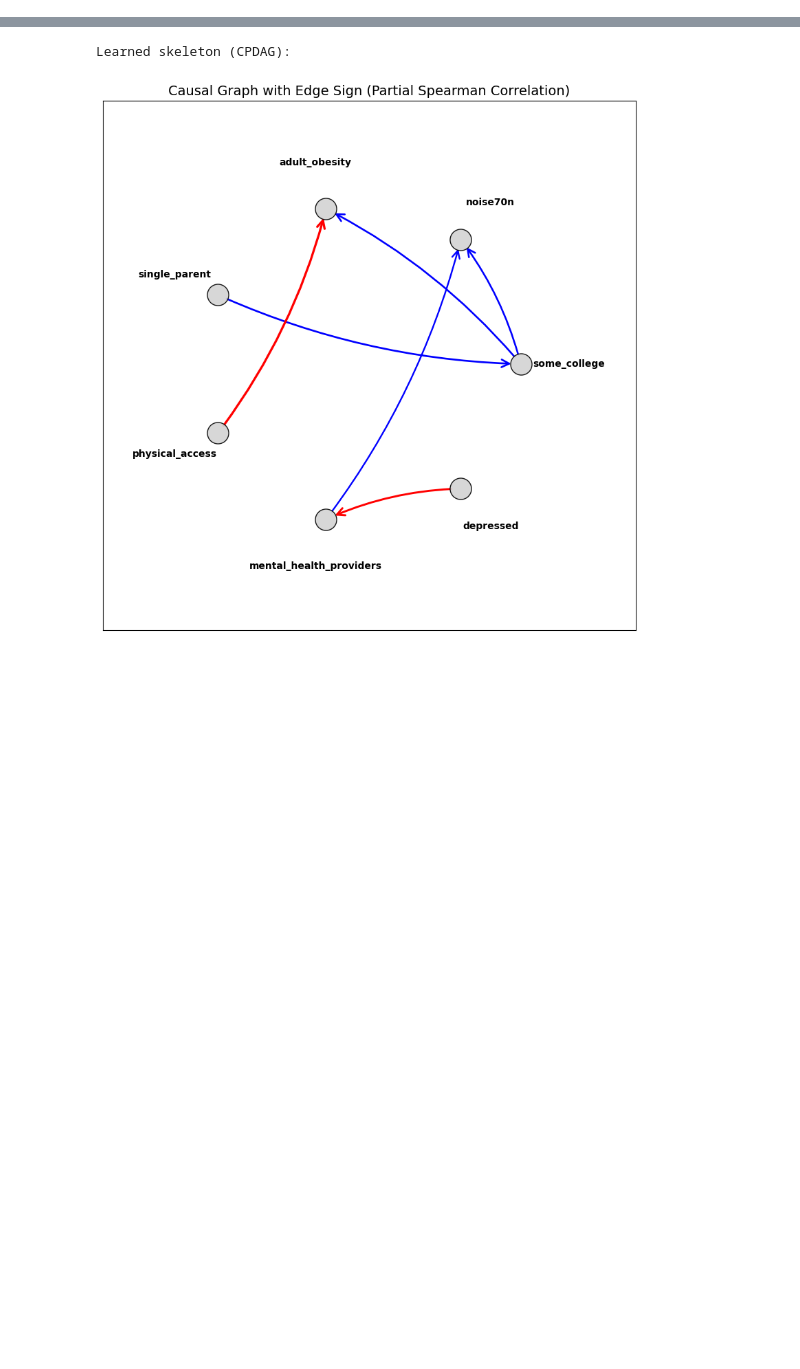
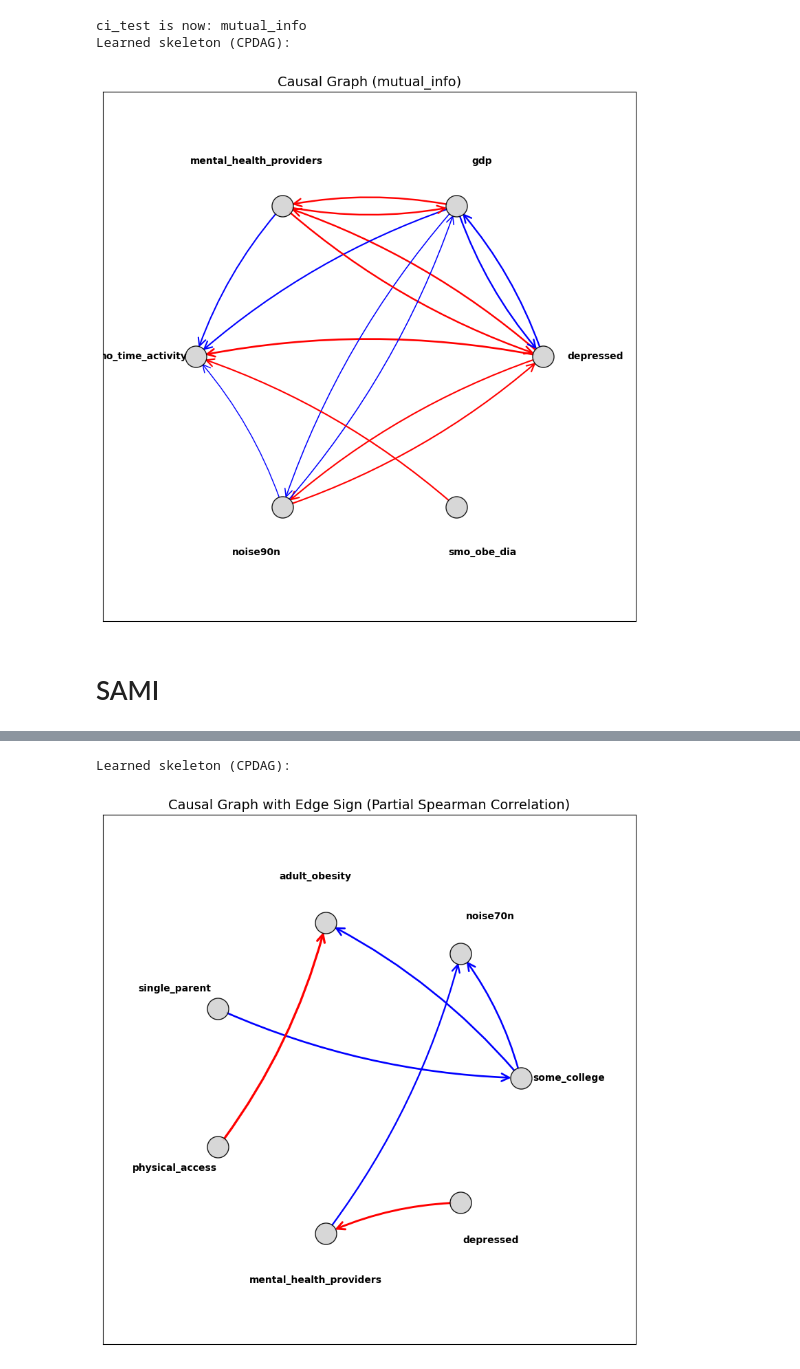
Before and after one commit to ljyyyy120/Captone_depression, a Jupyter notebook: 02_data_analysis/try.ipynb, the cells around one changed output, grey strips where cells are left out. Saved outputs shown, nothing was run; the diff lists cells and outputs as text; code cells hidden in the pictures; blank space fills up the shorter version.

```diff
--- a/02_data_analysis/try.ipynb
+++ b/02_data_analysis/try.ipynb
@@ -134,0 +163,8 @@ array(['adult_obesity', 'adult_smoking',
+# %%
+pc_result = run_pc_analysis(df, factor_list=my_factors, alpha=0.01, shuffle_factors=True,ci_test='mutual_info')
+# %% [output]
+ci_test is now: mutual_info
+Learned skeleton (CPDAG):
+[figure, added]
+# %% [markdown]
+# SAMI
```
Also changed, not shown: parts of 17 cells of this notebook, 1 other file.
